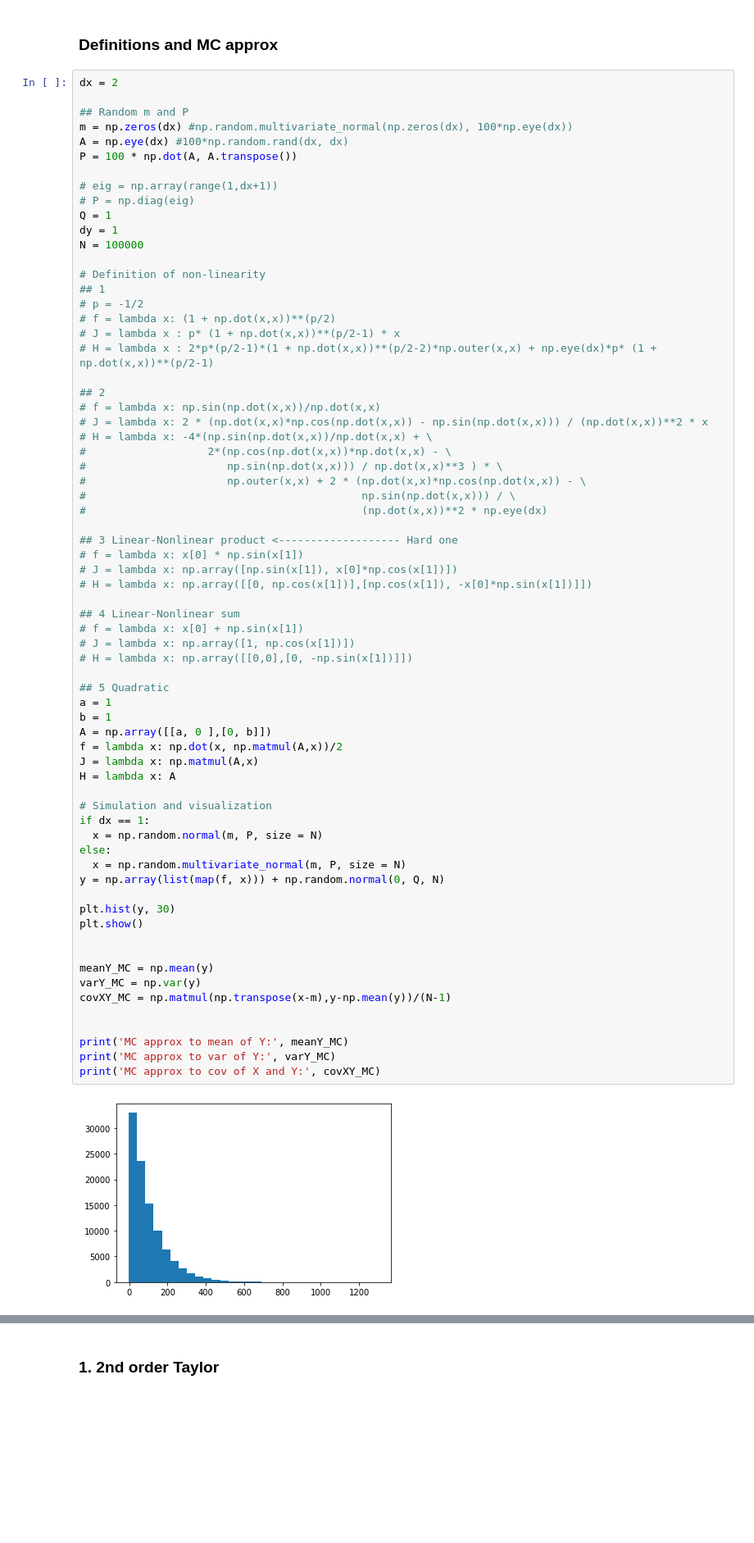
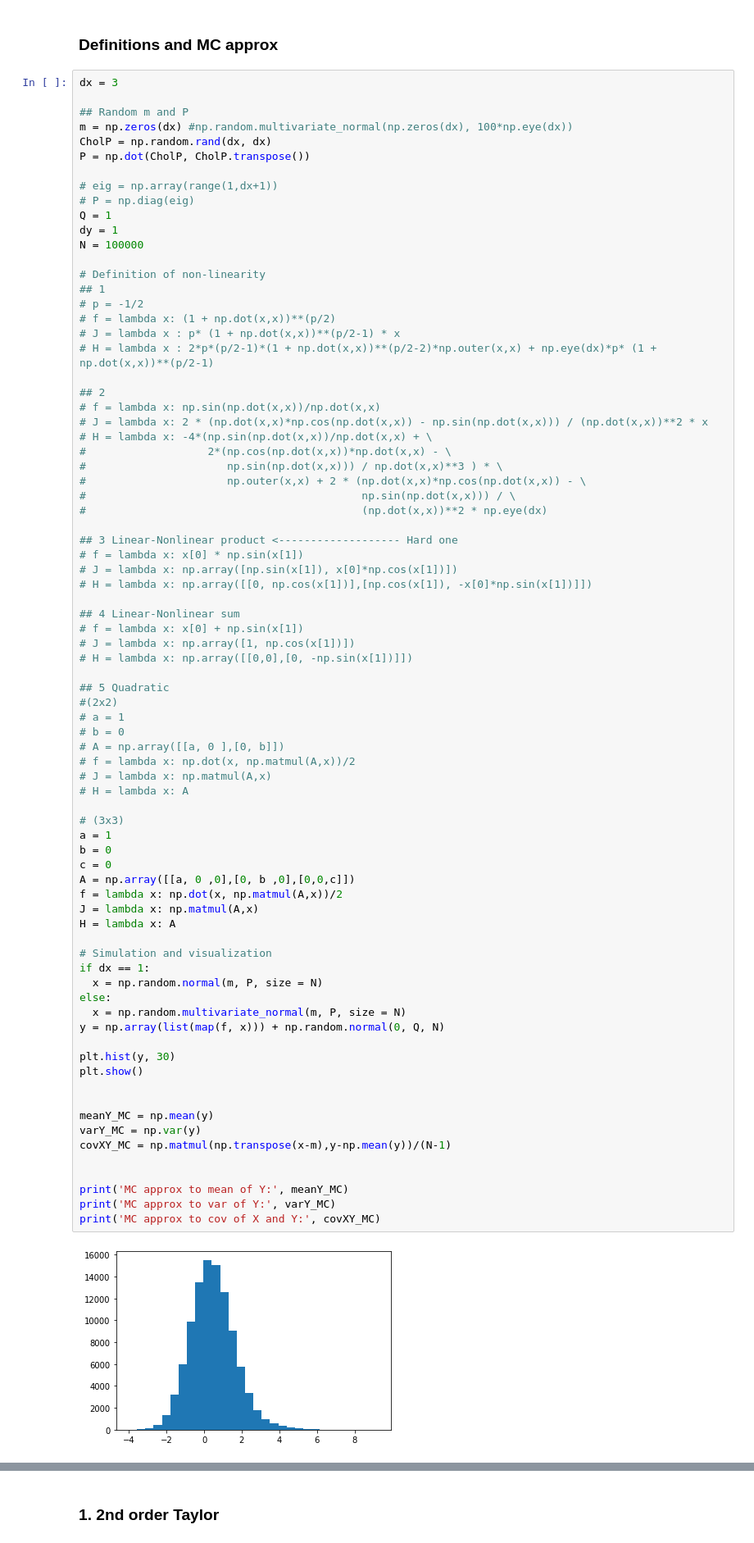
Before and after one commit to kostastsa/BayesianFiltering, a Jupyter notebook: ALA/test-augmented_linear_approximation.ipynb, the cells around one changed output, grey strips where cells are left out. Shown at 82% size. Saved outputs shown, nothing was run; the diff lists cells and outputs as text; blank space fills up the shorter version.

```diff
--- a/ALA/test-augmented_linear_approximation.ipynb
+++ b/ALA/test-augmented_linear_approximation.ipynb
@@ -18,12 +15,12 @@ import pandas as pd
 # %% [markdown]
 ### Definitions and MC approx
 # %%
-dx = 2
+dx = 3
 
 ## Random m and P
 m = np.zeros(dx) #np.random.multivariate_normal(np.zeros(dx), 100*np.eye(dx))
-A = np.eye(dx) #100*np.random.rand(dx, dx)
-P = 100 * np.dot(A, A.transpose())
+CholP = np.random.rand(dx, dx)
+P = np.dot(CholP, CholP.transpose())
 
 # eig = np.array(range(1,dx+1))
 # P = np.diag(eig)
@@ -57,33 +54,43 @@ N = 100000
 # f = lambda x: x[0] + np.sin(x[1])
 # J = lambda x: np.array([1, np.cos(x[1])])
 # H = lambda x: np.array([[0,0],[0, -np.sin(x[1])]])
 
 ## 5 Quadratic
+#(2x2)
+# a = 1
+# b = 0
+# A = np.array([[a, 0 ],[0, b]])
+# f = lambda x: np.dot(x, np.matmul(A,x))/2
+# J = lambda x: np.matmul(A,x)
+# H = lambda x: A
+
+# (3x3)
 a = 1
-b = 1
-A = np.array([[a, 0 ],[0, b]])
+b = 0
+c = 0
+A = np.array([[a, 0 ,0],[0, b ,0],[0,0,c]])
 f = lambda x: np.dot(x, np.matmul(A,x))/2
 J = lambda x: np.matmul(A,x)
 H = lambda x: A
 
 # Simulation and visualization
 if dx == 1:
   x = np.random.normal(m, P, size = N)
 else:
   x = np.random.multivariate_normal(m, P, size = N)
 y = np.array(list(map(f, x))) + np.random.normal(0, Q, N)
 
 plt.hist(y, 30)
 plt.show()
 
 
 meanY_MC = np.mean(y)
 varY_MC = np.var(y)
 covXY_MC = np.matmul(np.transpose(x-m),y-np.mean(y))/(N-1)
 
 
 print('MC approx to mean of Y:', meanY_MC)
 print('MC approx to var of Y:', varY_MC)
 print('MC approx to cov of X and Y:', covXY_MC)
 # %% [output]
-[figure, old version]
+[figure, new version]
```
Also changed, not shown: parts of 14 cells of this notebook, 1 other file.
